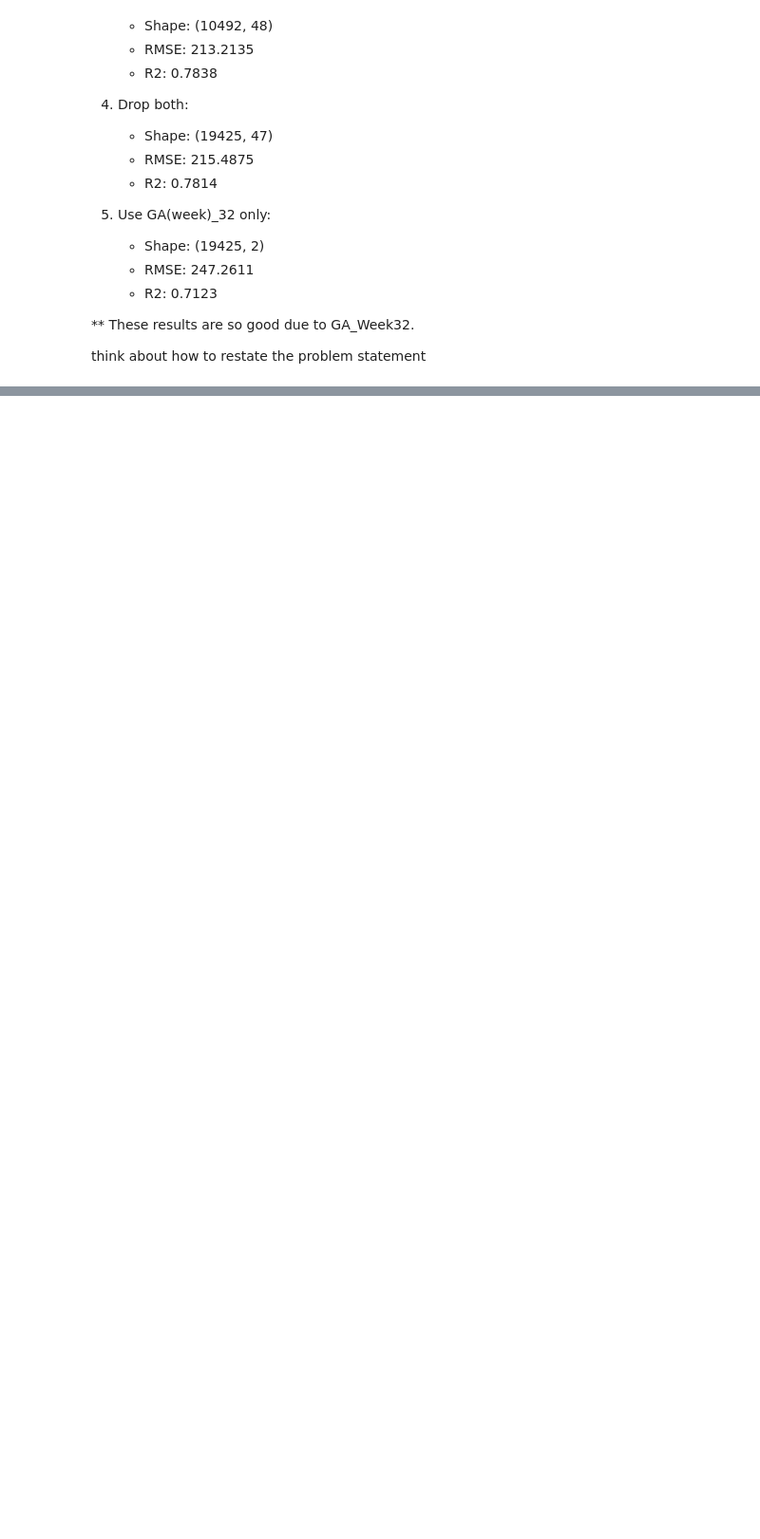
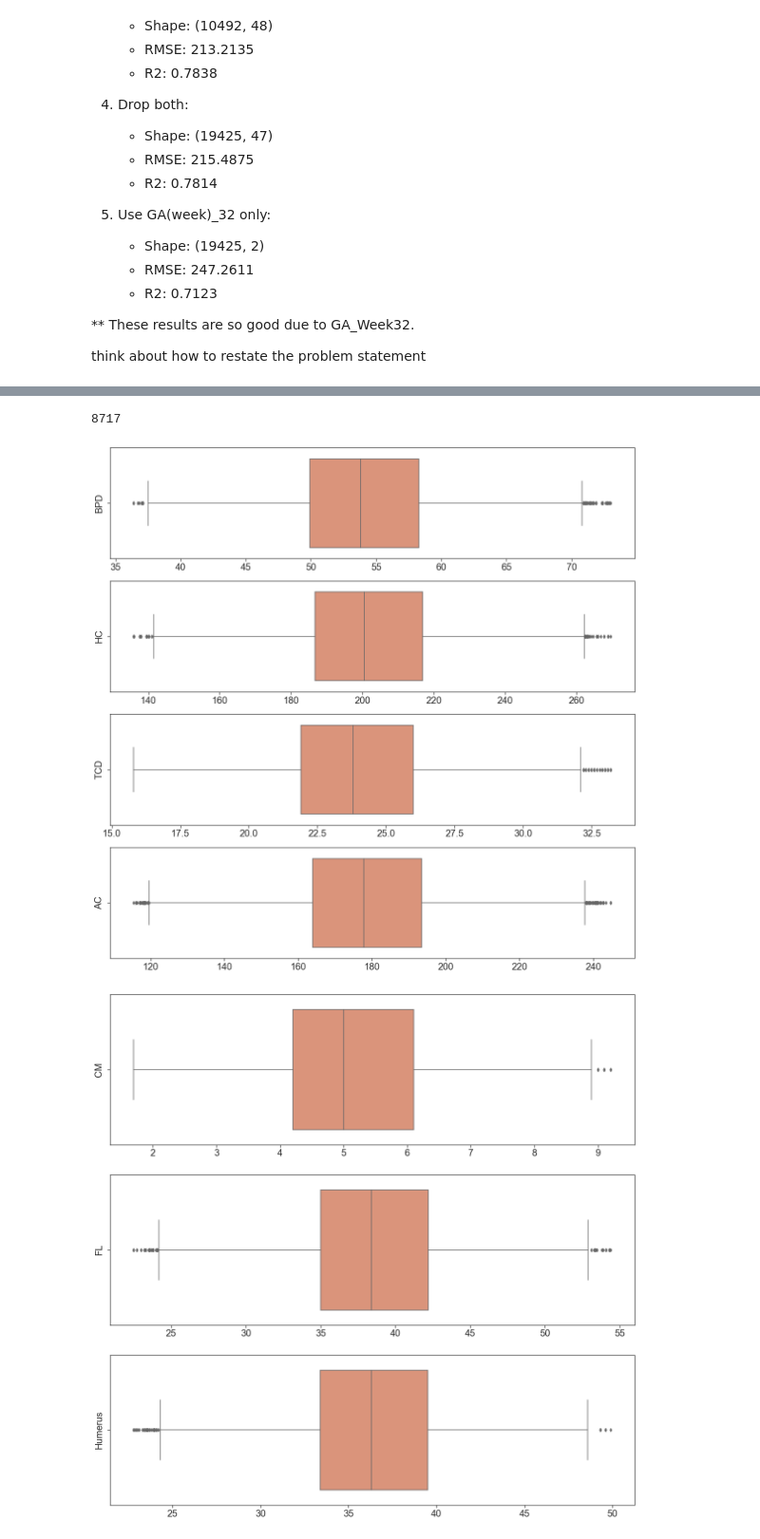
Before and after one commit to Dragooz/Forecasting-Fetal-Growth-with-Antenatal-Information, a Jupyter notebook: FGR Study.ipynb, the cells around one changed output, grey strips where cells are left out. Shown at 95% size. Drawn from its saved outputs; the diff is of its cells as text; code cells hidden in the pictures; blank space fills up the shorter version.

```diff
--- a/FGR Study.ipynb
+++ b/FGR Study.ipynb
@@ -504,5 +619,6 @@ df_35_output = df_35_output.rename(columns={'GA(week)': 'GA(week)_32', 'EFW (cli
 # %%
 df_22_32 = pd.merge(df_22, df_32_output, on='Hospital no.', how='inner')
-df_22_35 = pd.merge(df_22, df_35_output, on='Hospital no.', how='inner')
+df_22_32 = df_22_32.rename(columns={'Estimated fetal weight': 'EFW Formulae', 'EFW (clinical)': 'EFW_22'})
 
 df_32_35 = pd.merge(df_32, df_35_output, on='Hospital no.', how='inner')
+df_32_35 = df_32_35.rename(columns={'Estimated fetal weight': 'EFW Formulae', 'EFW (clinical)': 'EFW_22'})
@@ -706,0 +770,40 @@ No null exist in this dataframe.
+# %%
+len(df_22_32_v3['Hospital no.'].unique())
+# %% [output]
+8717
+# %%
+def visualize_val_single_df(df):
+    value_cols = df.select_dtypes(include=['float64']).columns
+    section = [math.ceil(i) for i in np.linspace(start = 0, stop = len(value_cols), num = 5)]
+    for i in range(len(section)-1):
+        cols = value_cols[section[i]: section[i+1]]
+        fig, ax = plt.subplots(len(cols), 1, figsize=(20,20))
+        for index, col in enumerate(cols):
+            sns.set_palette('flare')
+            a = sns.boxplot(x=col, data=df, ax=ax[index])
+            a.set_xlabel('', fontsize = 20.0) # X label
+            a.set_ylabel(col, fontsize=20.0)
+            a.tick_params(labelsize=20)
+
+    fig.tight_layout()
+    plt.show()
+
+def visualize_cat_single_df(df, hue=None):
+    '''visulizing categorical data'''
+    cat_cols = df.select_dtypes(include=['category']).columns
+    fig, ax = plt.subplots(len(cat_cols) , 1, figsize=(20,20))
+
+    for index, col in enumerate(cat_cols):
+        sns.set_palette("pastel")
+        b = sns.countplot(y=col, data=df, ax=ax[index], hue=hue)
+        b.set_xlabel('', fontsize = 20.0) # X label
+        b.set_ylabel(col, fontsize = 20.0) # Y label
+        b.tick_params(labelsize=20)
+
+    fig.tight_layout()
+    plt.show()
+# %%
+visualize_val_single_df(df_22_32_v3)
+# %% [output]
+[figure, added]
+[figure, added]
```
Also changed, not shown: parts of 128 cells of this notebook.
